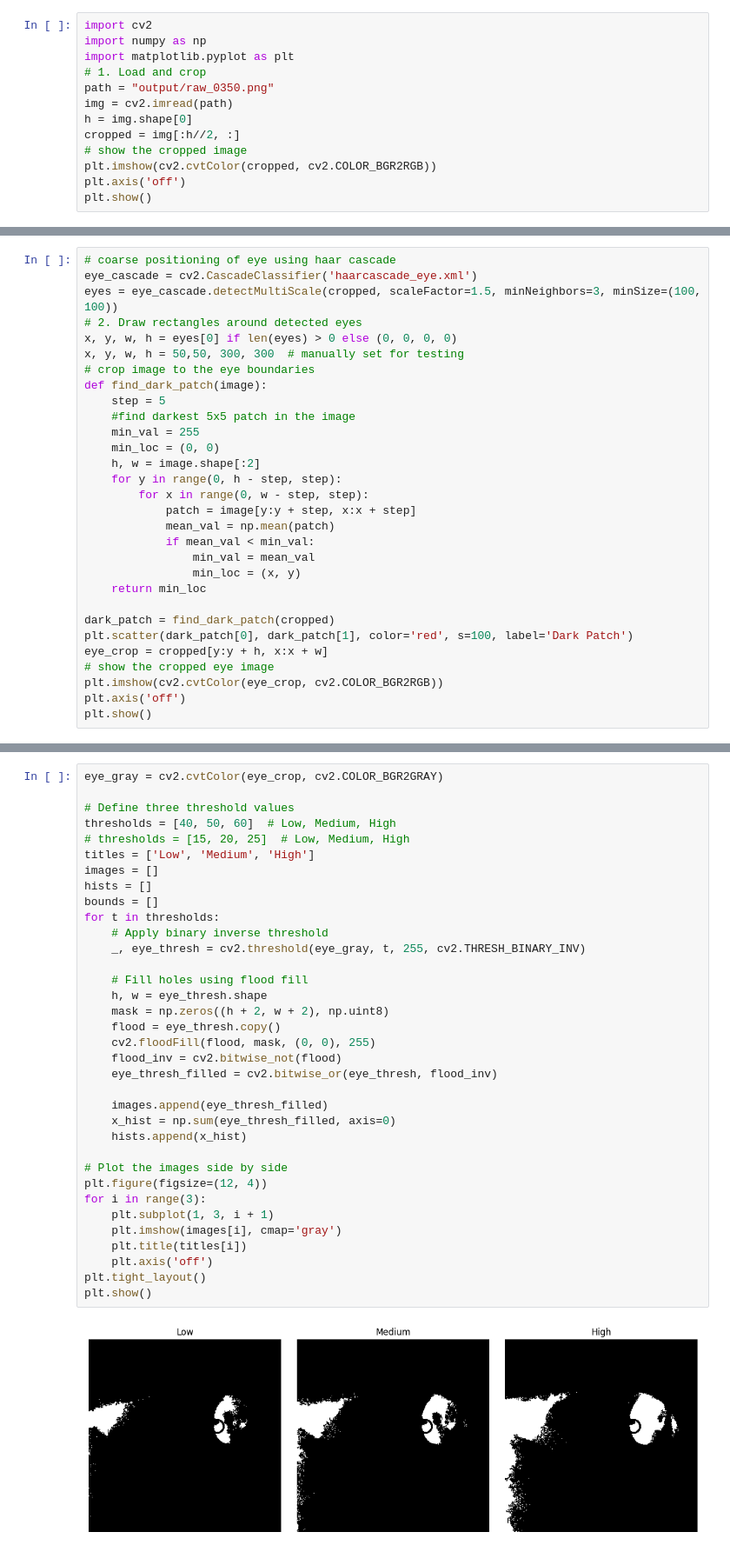
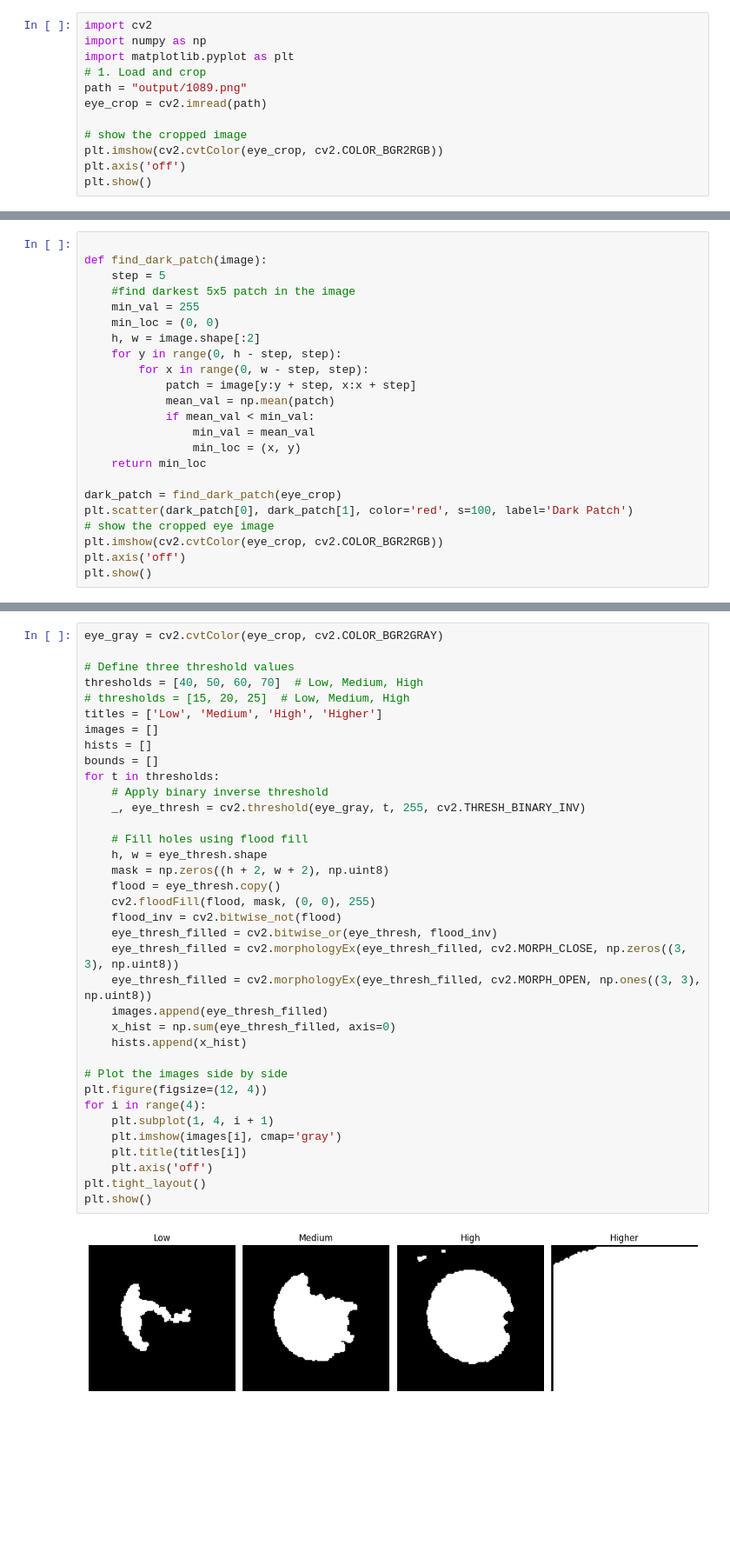
Before and after one commit to natejly/Pupil, a Jupyter notebook: $R53YTA2.ipynb, the cells around one changed output, grey strips where cells are left out. Shown at 87% size. Drawn from its saved outputs; the diff is of its cells as text; blank space fills up the shorter version.

Commit message:
adaptive thresholding

```diff
--- a/$R53YTA2.ipynb
+++ b/$R53YTA2.ipynb
@@ -3,12 +3,11 @@ import cv2
 import numpy as np
 import matplotlib.pyplot as plt
 # 1. Load and crop
-path = "output/raw_0350.png"
-img = cv2.imread(path)
-h = img.shape[0]
-cropped = img[:h//2, :]
+path = "output/1089.png"
+eye_crop = cv2.imread(path)
+
 # show the cropped image
-plt.imshow(cv2.cvtColor(cropped, cv2.COLOR_BGR2RGB))
+plt.imshow(cv2.cvtColor(eye_crop, cv2.COLOR_BGR2RGB))
 plt.axis('off')
 plt.show()
 # %% [output]
@@ -16,11 +15,5 @@ AttributeError: 'NoneType' object has no attribute 'shape'
 # %%
-# coarse positioning of eye using haar cascade
-eye_cascade = cv2.CascadeClassifier('haarcascade_eye.xml')
-eyes = eye_cascade.detectMultiScale(cropped, scaleFactor=1.5, minNeighbors=3, minSize=(100, 100))
-# 2. Draw rectangles around detected eyes
-x, y, w, h = eyes[0] if len(eyes) > 0 else (0, 0, 0, 0)
-x, y, w, h = 50,50, 300, 300  # manually set for testing
-# crop image to the eye boundaries
+
 def find_dark_patch(image):
     step = 5
     #find darkest 5x5 patch in the image
@@ -36,9 +29,8 @@ def find_dark_patch(image):
                 min_loc = (x, y)
     return min_loc
 
-dark_patch = find_dark_patch(cropped)
+dark_patch = find_dark_patch(eye_crop)
 plt.scatter(dark_patch[0], dark_patch[1], color='red', s=100, label='Dark Patch')
-eye_crop = cropped[y:y + h, x:x + w]
 # show the cropped eye image
 plt.imshow(cv2.cvtColor(eye_crop, cv2.COLOR_BGR2RGB))
 plt.axis('off')
@@ -52,37 +41,38 @@ Darkest point grayscale value: 36
 eye_gray = cv2.cvtColor(eye_crop, cv2.COLOR_BGR2GRAY)
 
 # Define three threshold values
-thresholds = [40, 50, 60]  # Low, Medium, High
+thresholds = [40, 50, 60, 70]  # Low, Medium, High
 # thresholds = [15, 20, 25]  # Low, Medium, High
-titles = ['Low', 'Medium', 'High']
+titles = ['Low', 'Medium', 'High', 'Higher']
 images = []
 hists = []
 bounds = []
 for t in thresholds:
     # Apply binary inverse threshold
     _, eye_thresh = cv2.threshold(eye_gray, t, 255, cv2.THRESH_BINARY_INV)
 
     # Fill holes using flood fill
     h, w = eye_thresh.shape
     mask = np.zeros((h + 2, w + 2), np.uint8)
     flood = eye_thresh.copy()
     cv2.floodFill(flood, mask, (0, 0), 255)
     flood_inv = cv2.bitwise_not(flood)
     eye_thresh_filled = cv2.bitwise_or(eye_thresh, flood_inv)
-
+    eye_thresh_filled = cv2.morphologyEx(eye_thresh_filled, cv2.MORPH_CLOSE, np.zeros((3, 3), np.uint8))
+    eye_thresh_filled = cv2.morphologyEx(eye_thresh_filled, cv2.MORPH_OPEN, np.ones((3, 3), np.uint8))
     images.append(eye_thresh_filled)
     x_hist = np.sum(eye_thresh_filled, axis=0)
     hists.append(x_hist)
 
 # Plot the images side by side
 plt.figure(figsize=(12, 4))
-for i in range(3):
-    plt.subplot(1, 3, i + 1)
+for i in range(4):
+    plt.subplot(1, 4, i + 1)
     plt.imshow(images[i], cmap='gray')
     plt.title(titles[i])
     plt.axis('off')
 plt.tight_layout()
 plt.show()
 # %% [output]
-[figure, old version]
+[figure, new version]
 # %%
```
Also changed, not shown: parts of 6 cells of this notebook, 12 other files.
